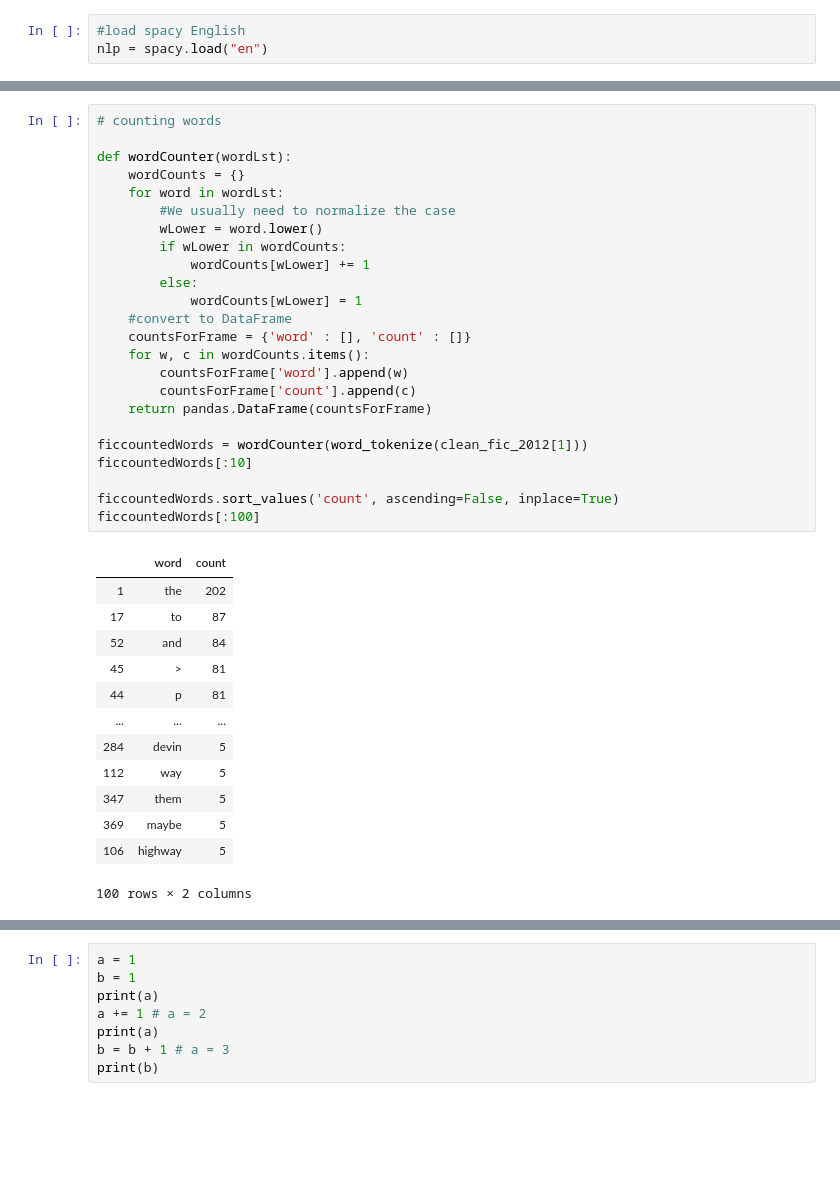
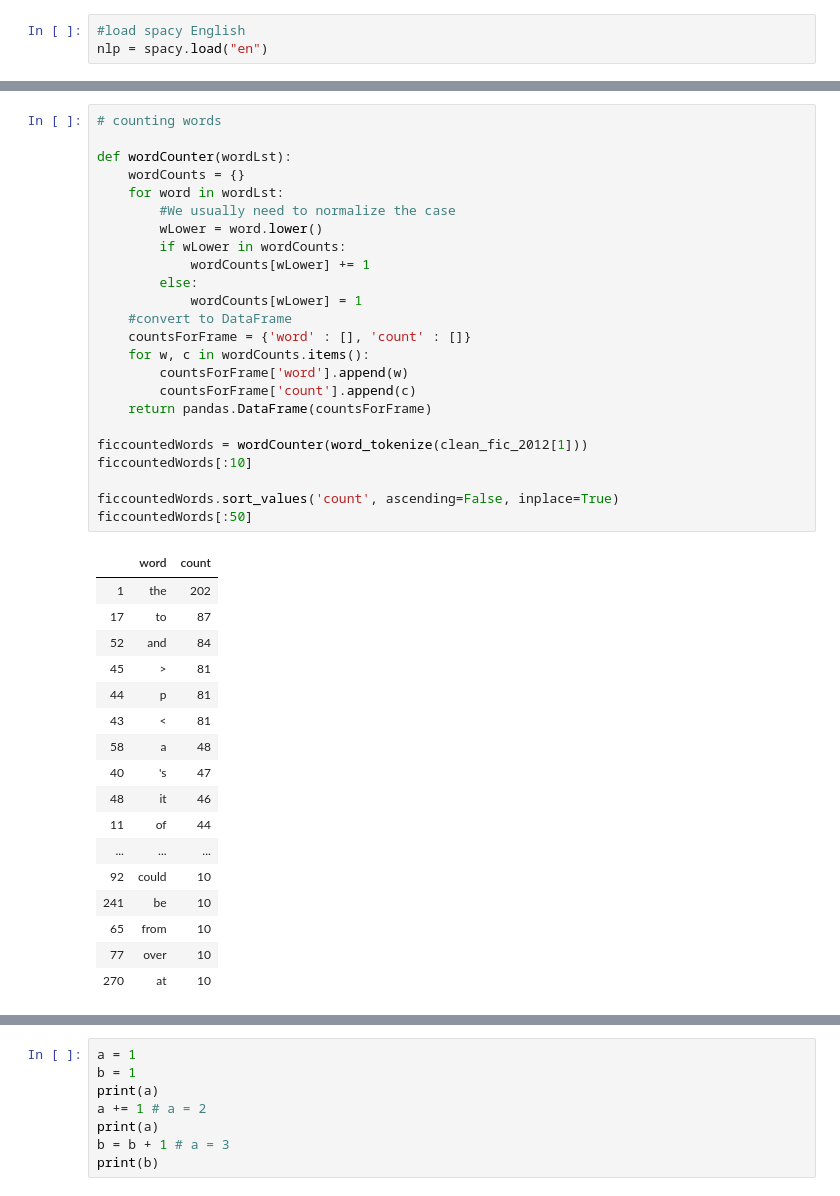
Before and after one commit to VivianQian19/Content-Analysis-2020, a Jupyter notebook: week-4/4-Counting-Words-Phrases.ipynb, the cells around one changed output, grey strips where cells are left out. Cells and saved outputs as stored; diff of their text form; blank space fills up the shorter version.

```diff
--- a/week-4/4-Counting-Words-Phrases.ipynb
+++ b/week-4/4-Counting-Words-Phrases.ipynb
@@ -597,41 +597,45 @@ word_tokenize(clean_fic_2012[1])
 # %%
 # counting words
 
 def wordCounter(wordLst):
     wordCounts = {}
     for word in wordLst:
         #We usually need to normalize the case
         wLower = word.lower()
         if wLower in wordCounts:
             wordCounts[wLower] += 1
         else:
             wordCounts[wLower] = 1
     #convert to DataFrame
     countsForFrame = {'word' : [], 'count' : []}
     for w, c in wordCounts.items():
         countsForFrame['word'].append(w)
         countsForFrame['count'].append(c)
     return pandas.DataFrame(countsForFrame)
 
 ficcountedWords = wordCounter(word_tokenize(clean_fic_2012[1]))
 ficcountedWords[:10]
 
 ficcountedWords.sort_values('count', ascending=False, inplace=True)
-ficcountedWords[:100]
+ficcountedWords[:50]
 # %% [output]
 |  | word | count |
 | 1 | the | 202 |
 | 17 | to | 87 |
 | 52 | and | 84 |
 | 45 | > | 81 |
 | 44 | p | 81 |
+| 43 | < | 81 |
+| 58 | a | 48 |
+| 40 | 's | 47 |
+| 48 | it | 46 |
+| 11 | of | 44 |
 | ... | ... | ... |
-| 284 | devin | 5 |
-| 112 | way | 5 |
-| 347 | them | 5 |
-| 369 | maybe | 5 |
-| 106 | highway | 5 |
+| 92 | could | 10 |
+| 241 | be | 10 |
+| 65 | from | 10 |
+| 77 | over | 10 |
+| 270 | at | 10 |
-100 rows × 2 columns
 # %%
 # frequency and rank plot
 #Creating a figure and axis lets us do things like change the scaling or add a title
```
Also changed, not shown: parts of 6 cells of this notebook.
